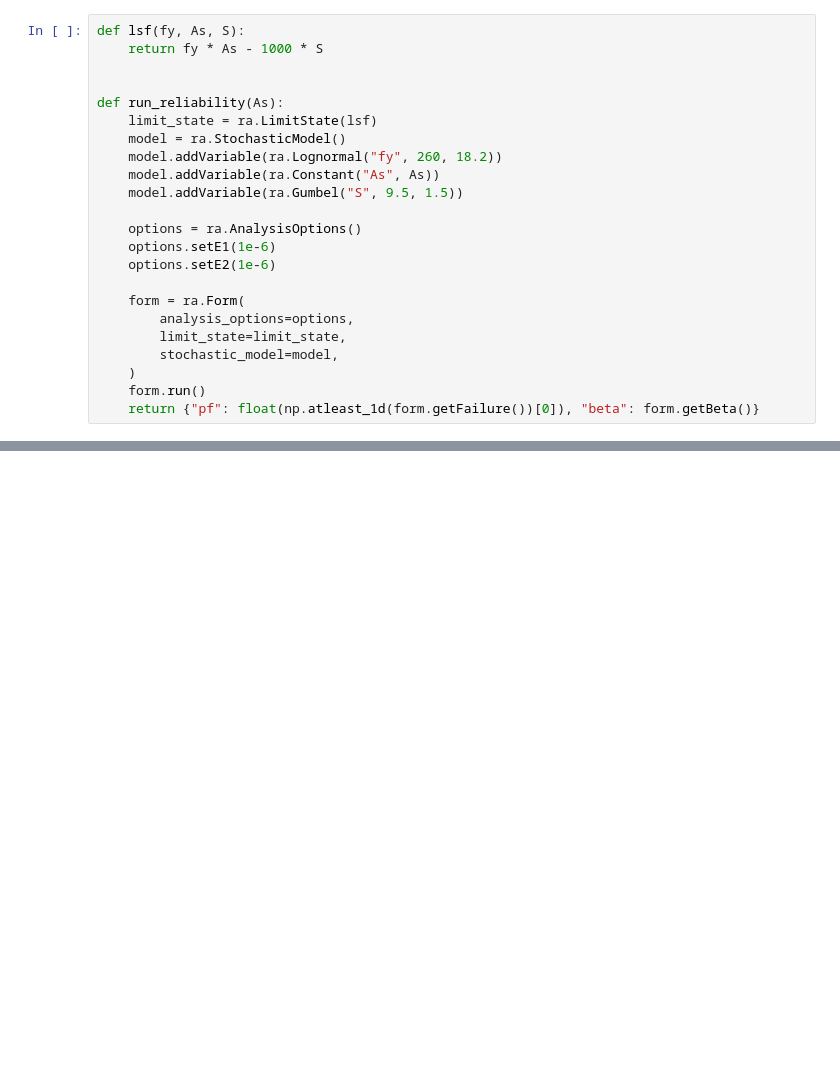
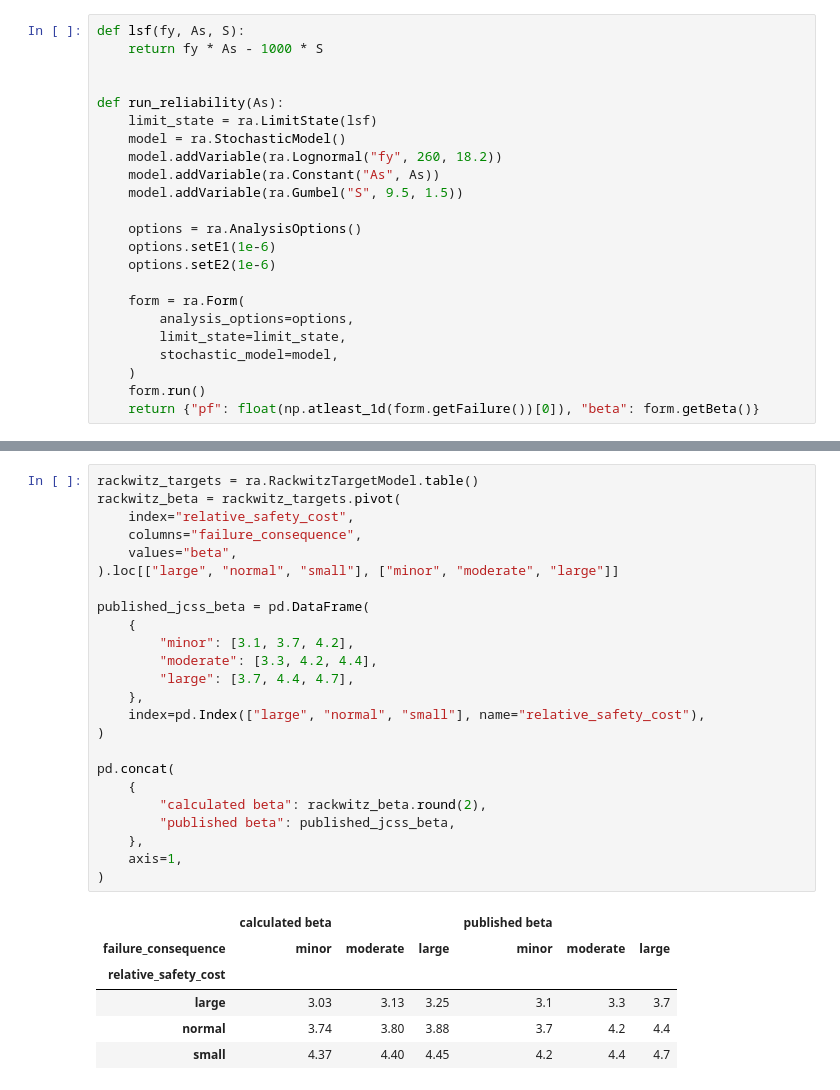
Before and after one commit to pystra/pystra, a Jupyter notebook: docs/source/notebooks/ex_design_decision_optimization.ipynb, the cells around one changed output, grey strips where cells are left out. Drawn from its saved outputs; the diff is of its cells as text; blank space fills up the shorter version.

```diff
--- a/docs/source/notebooks/ex_design_decision_optimization.ipynb
+++ b/docs/source/notebooks/ex_design_decision_optimization.ipynb
@@ -233,0 +456,31 @@ fig.suptitle("Schubert and Faber JCSS steel-bar example", y=1.01)
+# %%
+rackwitz_targets = ra.RackwitzTargetModel.table()
+rackwitz_beta = rackwitz_targets.pivot(
+    index="relative_safety_cost",
+    columns="failure_consequence",
+    values="beta",
+).loc[["large", "normal", "small"], ["minor", "moderate", "large"]]
+
+published_jcss_beta = pd.DataFrame(
+    {
+        "minor": [3.1, 3.7, 4.2],
+        "moderate": [3.3, 4.2, 4.4],
+        "large": [3.7, 4.4, 4.7],
+    },
+    index=pd.Index(["large", "normal", "small"], name="relative_safety_cost"),
+)
+
+pd.concat(
+    {
+        "calculated beta": rackwitz_beta.round(2),
+        "published beta": published_jcss_beta,
+    },
+    axis=1,
+)
+# %% [output]
+|  | calculated beta |  |  | published beta |  |  |
+| failure_consequence | minor | moderate | large | minor | moderate | large |
+| relative_safety_cost |  |  |  |  |  |  |
+| large | 3.03 | 3.13 | 3.25 | 3.1 | 3.3 | 3.7 |
+| normal | 3.74 | 3.80 | 3.88 | 3.7 | 4.2 | 4.4 |
+| small | 4.37 | 4.40 | 4.45 | 4.2 | 4.4 | 4.7 |
```
Also changed, not shown: parts of 41 cells of this notebook, 5 other files.
